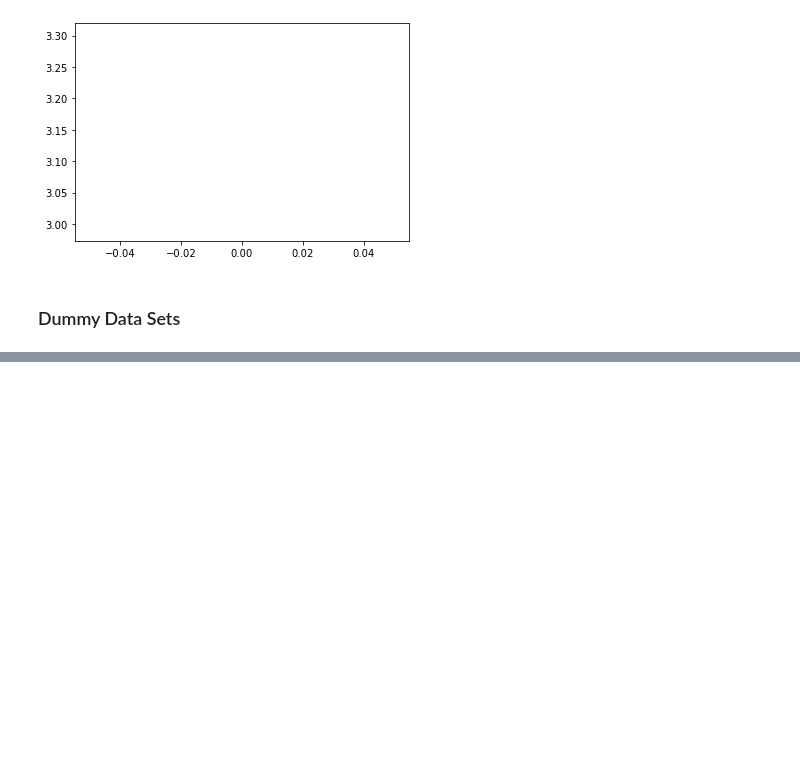
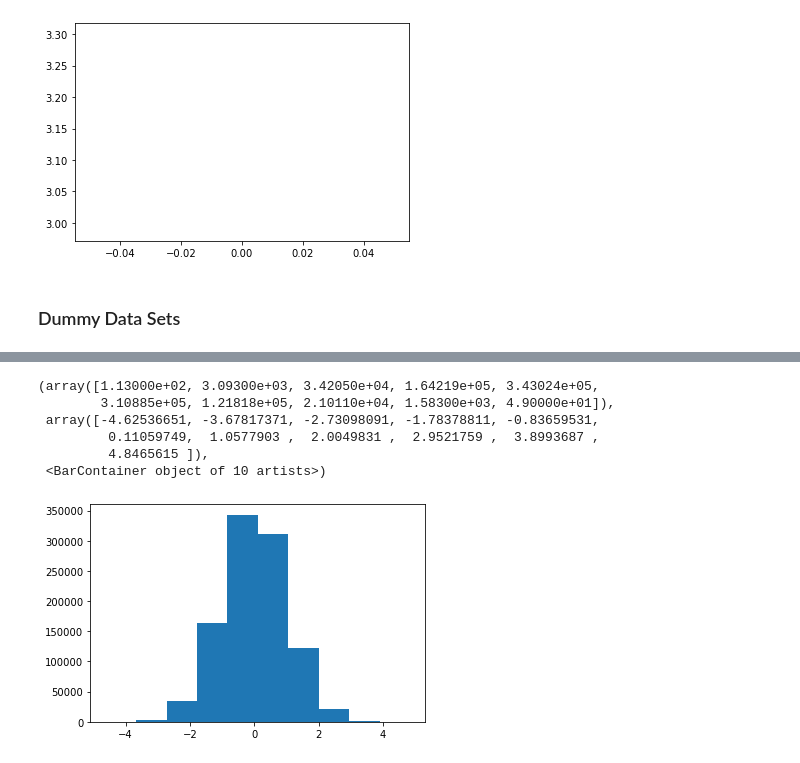
Before and after one commit to JorgeGarcia20/Machine_learning, a Jupyter notebook: T2 - 2 - Data Cleaning -Funciones de distribucion de probabilidad.ipynb, the cells around one changed output, grey strips where cells are left out. Cells and saved outputs as stored; diff of their text form; code cells hidden in the pictures; blank space fills up the shorter version.

```diff
--- a/T2 - 2 - Data Cleaning -Funciones de distribucion de probabilidad.ipynb
+++ b/T2 - 2 - Data Cleaning -Funciones de distribucion de probabilidad.ipynb
@@ -134,0 +143,10 @@ data
+# %%
+plt.hist(data['A'])
+# %% [output]
+(array([1.13000e+02, 3.09300e+03, 3.42050e+04, 1.64219e+05, 3.43024e+05,
+        3.10885e+05, 1.21818e+05, 2.10110e+04, 1.58300e+03, 4.90000e+01]),
+ array([-4.62536651, -3.67817371, -2.73098091, -1.78378811, -0.83659531,
+         0.11059749,  1.0577903 ,  2.0049831 ,  2.9521759 ,  3.8993687 ,
+         4.8465615 ]),
+ <BarContainer object of 10 artists>)
+[figure, added]
```
Also changed, not shown: parts of 18 cells of this notebook.
